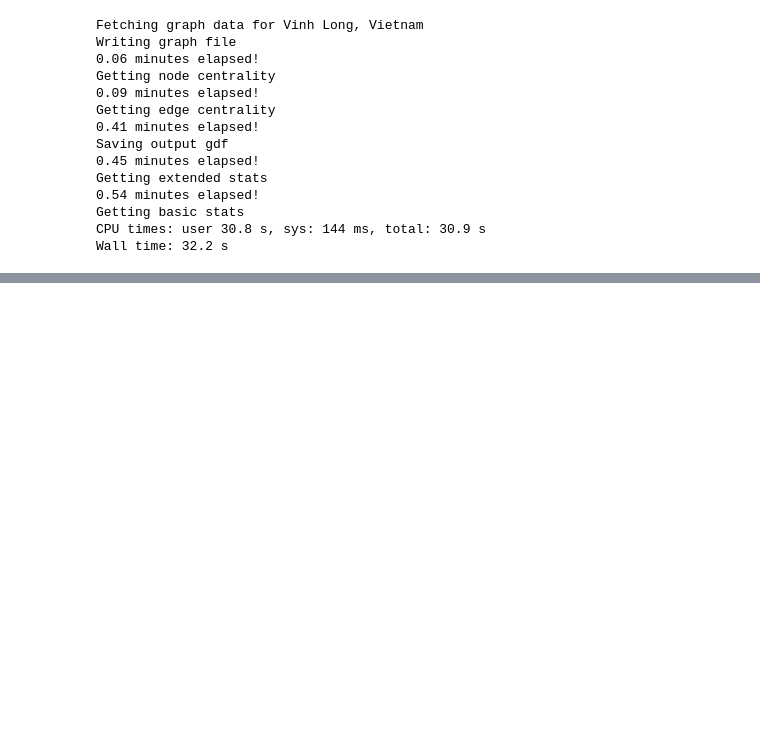
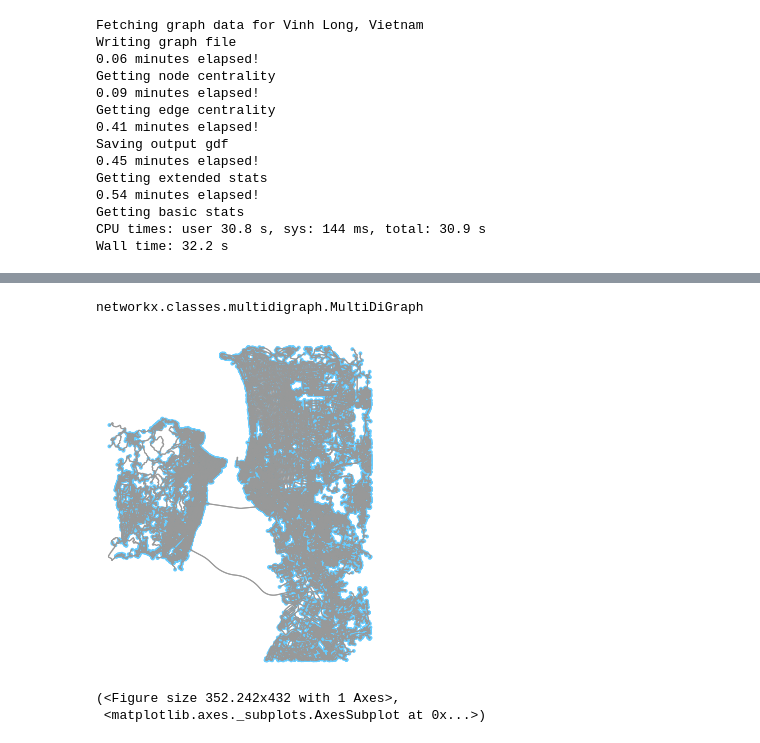
Before and after one commit to gauravcusp/WB_CityResilienceProgram, a Jupyter notebook: CRP_Centrality.ipynb, the cells around one changed output, grey strips where cells are left out. Cells and saved outputs as stored; diff of their text form; code cells hidden in the pictures; blank space fills up the shorter version.

Commit message:
latest changes to Centrality

```diff
--- a/CRP_Centrality.ipynb
+++ b/CRP_Centrality.ipynb
@@ -448,0 +461,2 @@ Wall time: 32.2 s
+# %%
+G_ = nx.read_gpickle('data/Maputo/Maputo')
@@ -448,0 +465,15 @@ Wall time: 32.2 s
+# %%
+nx.set_edge_attributes(G_, edge_centrality, 'edge_centrality')
+ox.save_graph_shapefile(G_, filename='{}'.format('Maputo'))
+# %%
+G = nx.read_gpickle('data/Penang/Penang.gpickle')
+# %%
+type(G)
+# %% [output]
+networkx.classes.multidigraph.MultiDiGraph
+# %%
+ox.plot_graph(G)
+# %% [output]
+[figure, added]
+(<Figure size 352.242x432 with 1 Axes>,
+ <matplotlib.axes._subplots.AxesSubplot at 0x...>)
```
Also changed, not shown: parts of 30 cells of this notebook.
